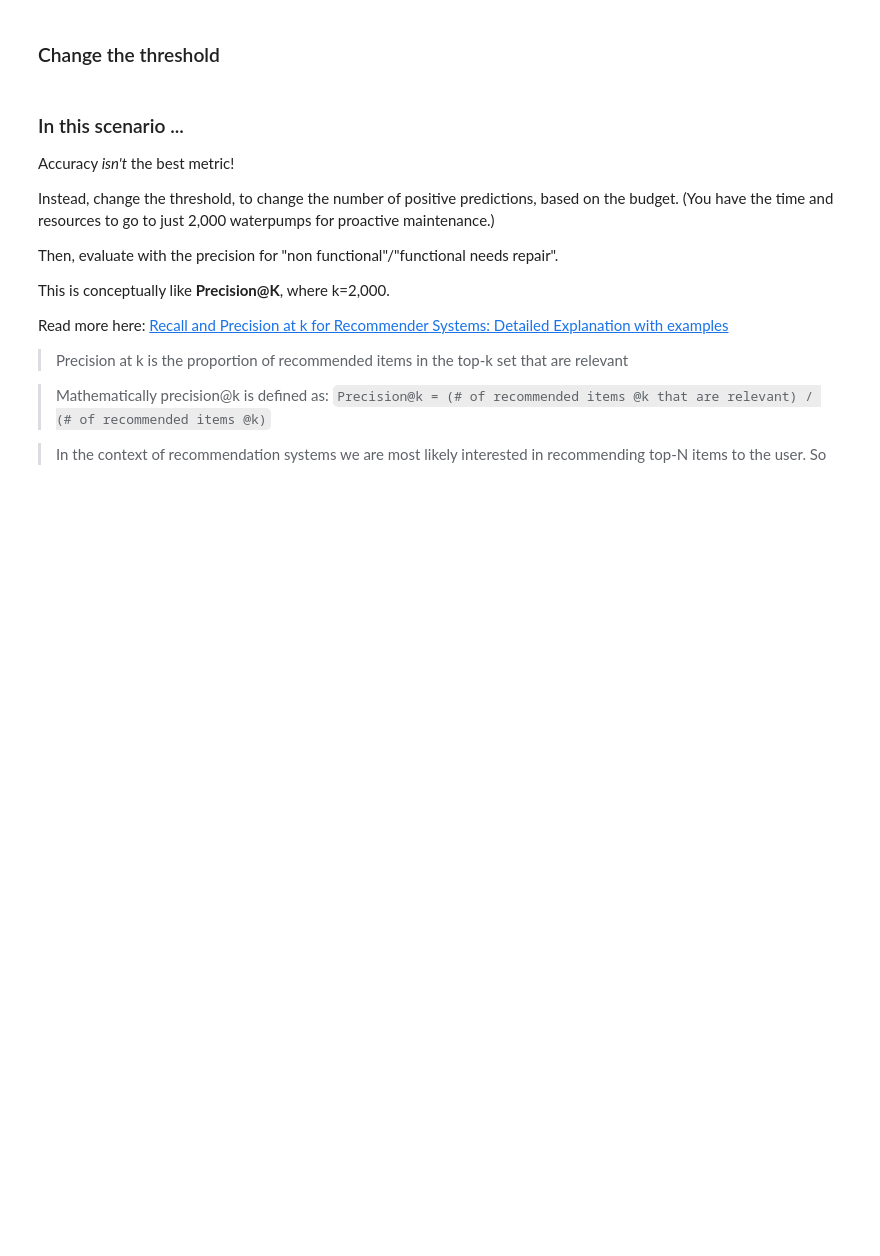
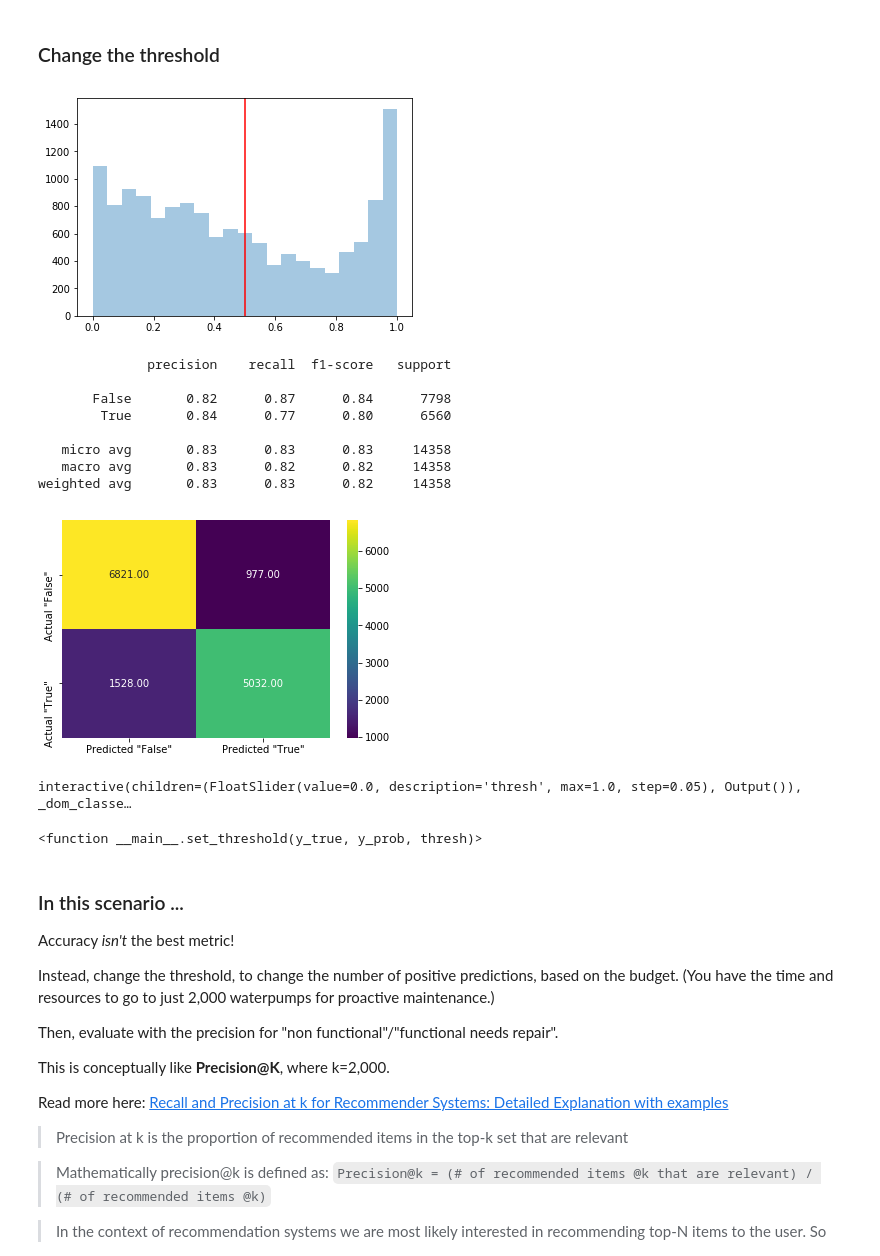
Before and after one commit to bloominstituteoftechnology/DS-Unit-2-Tree-Ensembles, a Jupyter notebook: module3-confusion-matrix/confusion_matrix.ipynb, the cells around one changed output. Cells and saved outputs as stored; diff of their text form; code cells hidden in the pictures; blank space fills up the shorter version.

```diff
--- a/module3-confusion-matrix/confusion_matrix.ipynb
+++ b/module3-confusion-matrix/confusion_matrix.ipynb
@@ -330,3 +382,34 @@ And look at the confusion matrix:
+# %%
+y_prob = y_pred_proba[:, 1];
+# %%
+def set_threshold(y_true, y_prob, thresh):
+    y_pred = y_prob > thresh;
+    ax = sns.distplot(y_prob, kde=False);
+    ax.axvline(thresh, color='r');
+    plt.show();
+    plot_confusion_matrix(y_true, y_pred);
+    print(classification_report(y_true, y_pred));
+
+set_threshold(y_val, y_prob, 0.5);
+# %% [output]
+[figure, added]
+              precision    recall  f1-score   support
+
+       False       0.82      0.87      0.84      7798
+        True       0.84      0.77      0.80      6560
+
+   micro avg       0.83      0.83      0.83     14358
+   macro avg       0.83      0.82      0.82     14358
+weighted avg       0.83      0.83      0.82     14358
+[figure, added]
+# %%
+interact(set_threshold,
+        y_true=fixed(y_val),
+        y_prob=fixed(y_prob),
+        thresh=(0, 1, 0.05))
+# %% [output]
+interactive(children=(FloatSlider(value=0.0, description='thresh', max=1.0, step=0.05), Output()), _dom_classe…
+<function __main__.set_threshold(y_true, y_prob, thresh)>
 # %% [markdown]
 ### In this scenario ...
 
```
Also changed, not shown: parts of 12 cells of this notebook.
